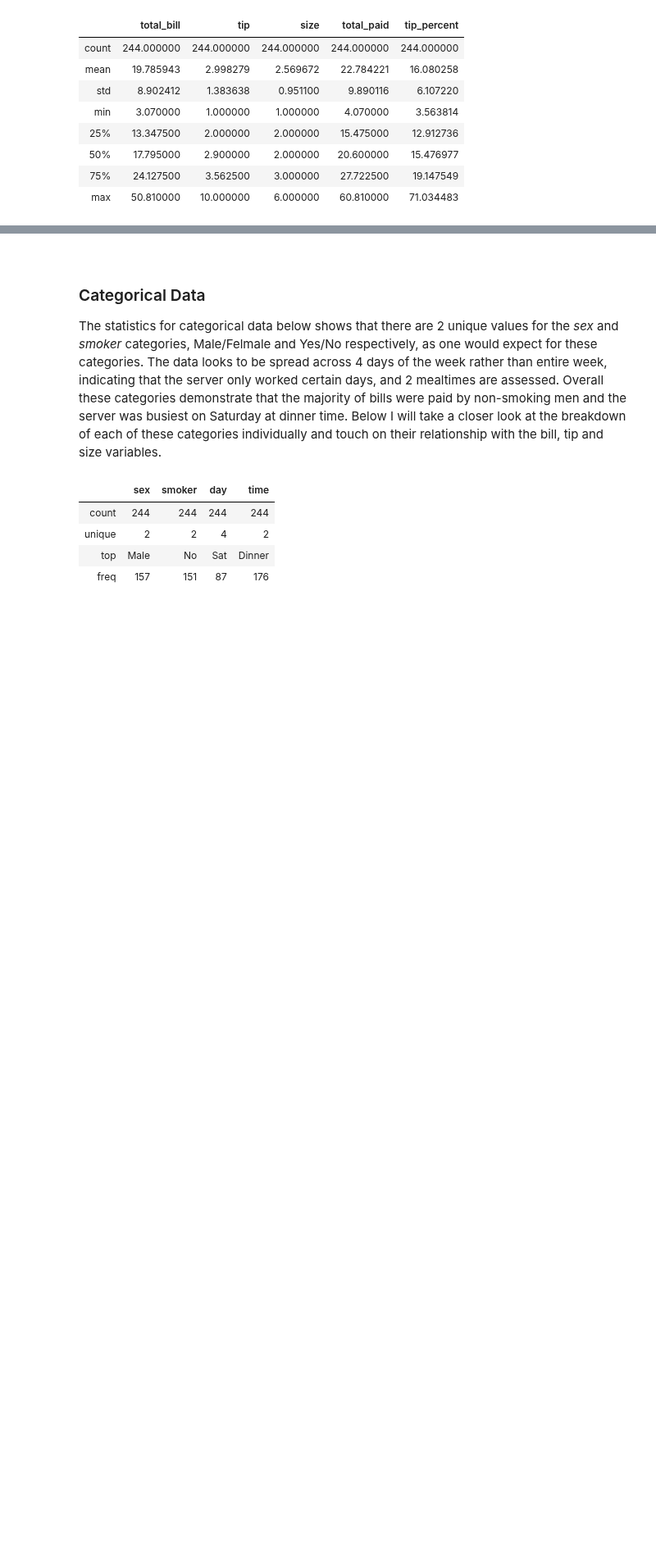
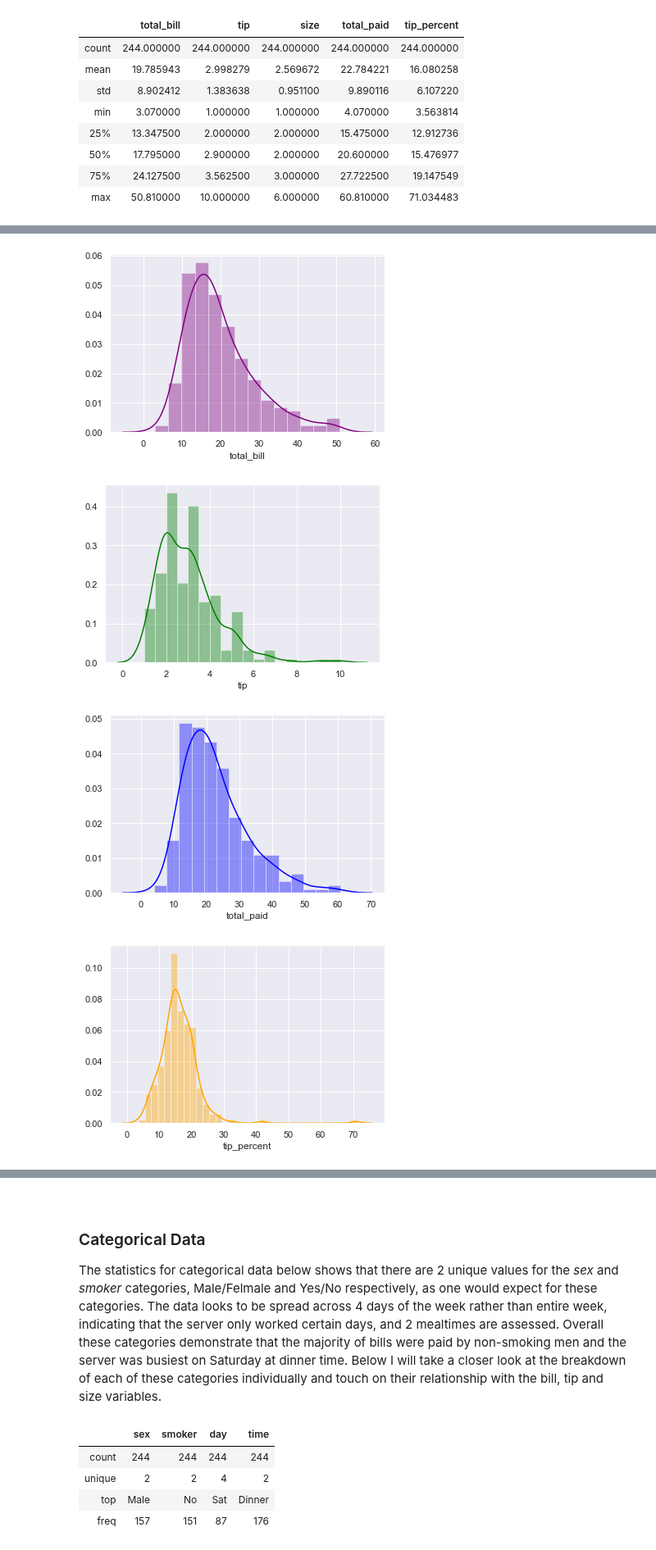
Before and after one commit to jennifer-ryan/fundamentals-project, a Jupyter notebook: tips_database_analysis.ipynb, the cells around one changed output, grey strips where cells are left out. Shown at 82% size. Saved outputs shown, nothing was run; the diff lists cells and outputs as text; code cells hidden in the pictures; blank space fills up the shorter version.

Commit message:
adding distplots of descriptive section

```diff
--- a/tips_database_analysis.ipynb
+++ b/tips_database_analysis.ipynb
@@ -171,0 +188,20 @@ tips_df.describe()
+# %%
+# Plotting bill and tip distributions.
+plt.figure()
+sns.distplot(tips_df.total_bill, color='purple')
+
+plt.figure()
+sns.distplot(tips_df.tip, color='green')
+
+plt.figure()
+sns.distplot(tips_df.total_paid, color='blue')
+
+plt.figure()
+sns.distplot(tips_df.tip_percent, color='orange')
+
+plt.show()
+# %% [output]
+[figure, added]
+[figure, added]
+[figure, added]
+[figure, added]
```
Also changed, not shown: parts of 20 cells of this notebook.
